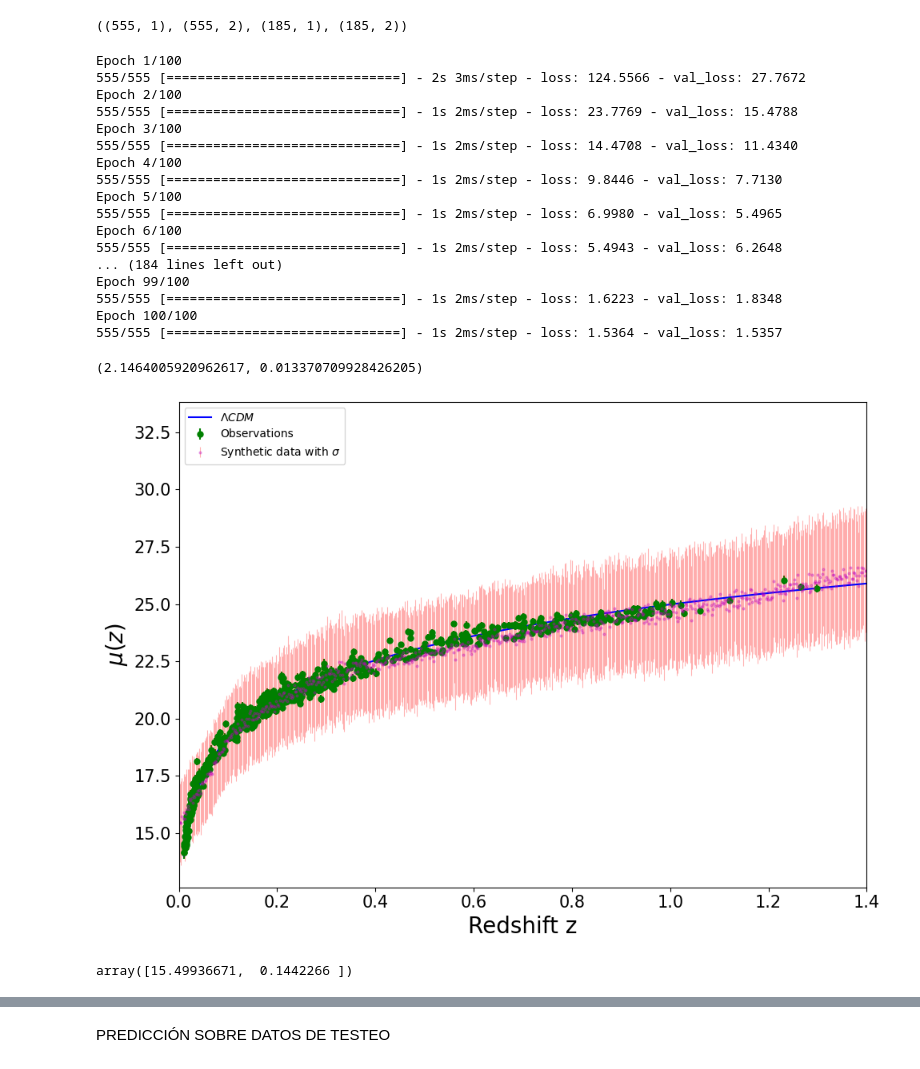
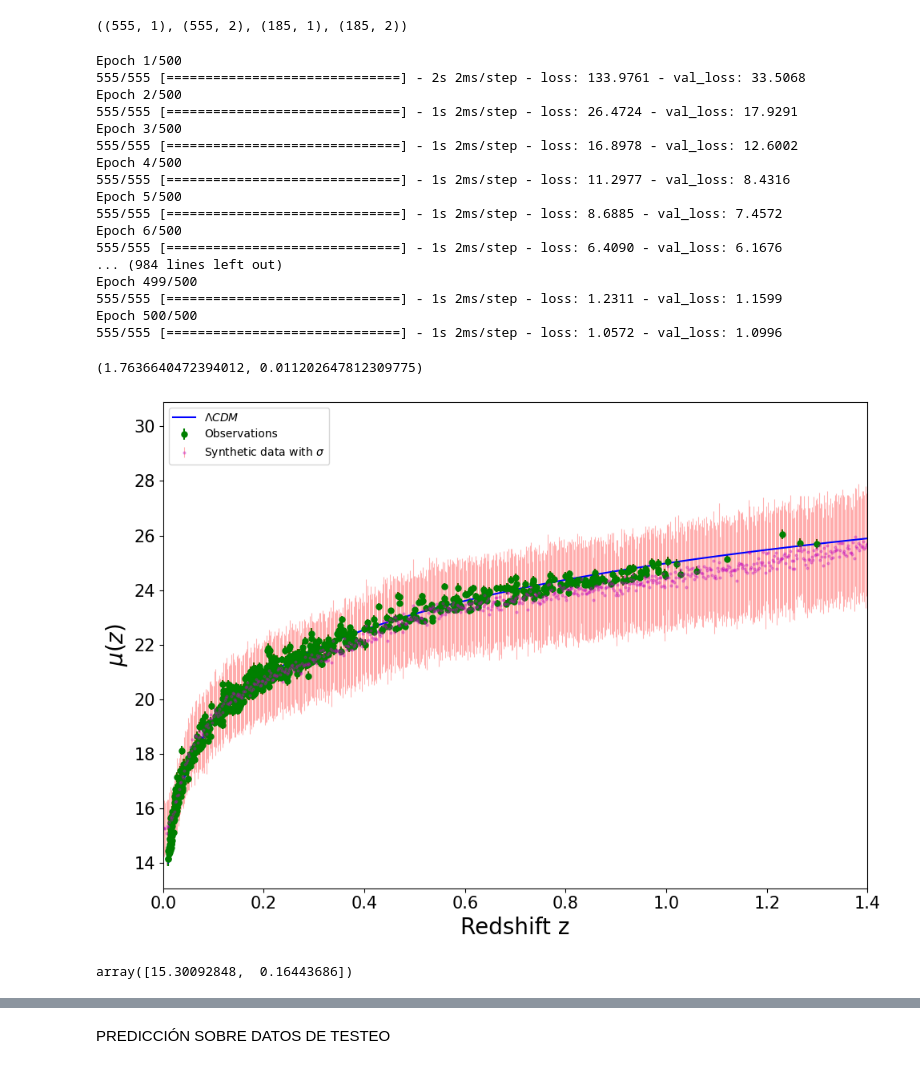
Before and after one commit to igomezv/SNIa_ML_regressions, a Jupyter notebook: models/09032022_MCDO_V2/ANN_Pantheon_09022_MCDOV3.ipynb, the cells around one changed output, grey strips where cells are left out. Cells and saved outputs as stored; diff of their text form; code cells hidden in the pictures.

```diff
--- a/models/09032022_MCDO_V2/ANN_Pantheon_09022_MCDOV3.ipynb
+++ b/models/09032022_MCDO_V2/ANN_Pantheon_09022_MCDOV3.ipynb
@@ -83,6 +83,7 @@ plt.title("Datos de JLA")
 Text(0.5, 1.0, 'Datos de JLA')
 [figure]
 # %%
+N = len(df.values)
 randomize = np.random.permutation(N)
 data = df.values[randomize]
 # %%
@@ -189,26 +190,26 @@ optimizer = Adam(lr=0.0001)
 model = model_regression_dropout(num_hidden=[100, 150, 200,150])
 model.compile(loss='mse', optimizer=optimizer)
 model2_train = model.fit(z_train, y_train, batch_size=batch_size,
-                                    epochs=100,verbose=1,
+                                    epochs=500,verbose=1,
                                     validation_data=(z_test, y_test))
 # %% [output]
-Epoch 1/100
-555/555 [==============================] - 2s 3ms/step - loss: 124.5566 - val_loss: 27.7672
-Epoch 2/100
-555/555 [==============================] - 1s 2ms/step - loss: 23.7769 - val_loss: 15.4788
-Epoch 3/100
-555/555 [==============================] - 1s 2ms/step - loss: 14.4708 - val_loss: 11.4340
-Epoch 4/100
-555/555 [==============================] - 1s 2ms/step - loss: 9.8446 - val_loss: 7.7130
-Epoch 5/100
-555/555 [==============================] - 1s 2ms/step - loss: 6.9980 - val_loss: 5.4965
-Epoch 6/100
-555/555 [==============================] - 1s 2ms/step - loss: 5.4943 - val_loss: 6.2648
-... (184 lines left out)
-Epoch 99/100
-555/555 [==============================] - 1s 2ms/step - loss: 1.6223 - val_loss: 1.8348
-Epoch 100/100
-555/555 [==============================] - 1s 2ms/step - loss: 1.5364 - val_loss: 1.5357
+Epoch 1/500
+555/555 [==============================] - 2s 2ms/step - loss: 133.9761 - val_loss: 33.5068
+Epoch 2/500
+555/555 [==============================] - 1s 2ms/step - loss: 26.4724 - val_loss: 17.9291
+Epoch 3/500
+555/555 [==============================] - 1s 2ms/step - loss: 16.8978 - val_loss: 12.6002
+Epoch 4/500
+555/555 [==============================] - 1s 2ms/step - loss: 11.2977 - val_loss: 8.4316
+Epoch 5/500
+555/555 [==============================] - 1s 2ms/step - loss: 8.6885 - val_loss: 7.4572
+Epoch 6/500
+555/555 [==============================] - 1s 2ms/step - loss: 6.4090 - val_loss: 6.1676
+... (984 lines left out)
+Epoch 499/500
+555/555 [==============================] - 1s 2ms/step - loss: 1.2311 - val_loss: 1.1599
+Epoch 500/500
+555/555 [==============================] - 1s 2ms/step - loss: 1.0572 - val_loss: 1.0996
 # %%
 # Generate test data
 test_batch_size = 1000
@@ -227,42 +228,42 @@ std_mc_dropout = np.std(predictions, axis=0)
 # %%
 np.mean(std_mc_dropout[:,0]), np.mean(std_mc_dropout[:,1])
 # %% [output]
-(2.1464005920962617, 0.013370709928426205)
+(1.7636640472394012, 0.011202647812309775)
 # %%
 # Plotting
 plt.figure(figsize=(10, 7), dpi=100)
 
 # errpred = scaleryerr.inverse_transform(prediction_mc_dropout[:,1].reshape(-1,1))
-errpred = np.exp(prediction_mc_dropout[:,1])
+errpred = prediction_mc_dropout[:,1]
 ln = len(errpred)
 sigma = np.sqrt(std_mc_dropout[:, 0]**2 + std_mc_dropout[:, 1]**2+ errpred.reshape(ln,)**2)
 
 
 # plt.scatter(scalerz.inverse_transform(zz), yy, color='k', label='Original cosmic chronometers')
 plt.plot(zmodel, flcdm, label='$\Lambda CDM$', c='b')
 plt.errorbar(df['zcmb'], df['mb'], df['dmb']**2+df['errors'], fmt='g.', markersize=10, label='Observations')
 plt.errorbar(x_test, prediction_mc_dropout[:,0], yerr=sigma, markersize=2, fmt='o',
              ecolor='r', capthick=2, elinewidth=0.8, alpha=0.3, c='m',
              label='Synthetic data with $\sigma$')
 
 plt.xlim(0,1.4)
 
 # plt.xlabel('Redshift')
 # plt.ylabel('$H(z)$')
 plt.ylabel("$\mu(z)$", fontsize=20)
 plt.xlabel("Redshift z", fontsize=20)
 plt.xticks(fontsize=15)
 plt.yticks(fontsize=15)
 # plt.legend(loc='best')
 plt.legend(loc='upper left')
 # plt.show()
 plt.tight_layout()
 # %% [output]
-[figure, old version]
+[figure, new version]
 # %%
  prediction_mc_dropout[0,:]
 # %% [output]
-array([15.49936671,  0.1442266 ])
+array([15.30092848,  0.16443686])
 # %%
 plt.figure(figsize=(6, 4), dpi=100)
 
```
Also changed, not shown: parts of 7 cells of this notebook.
